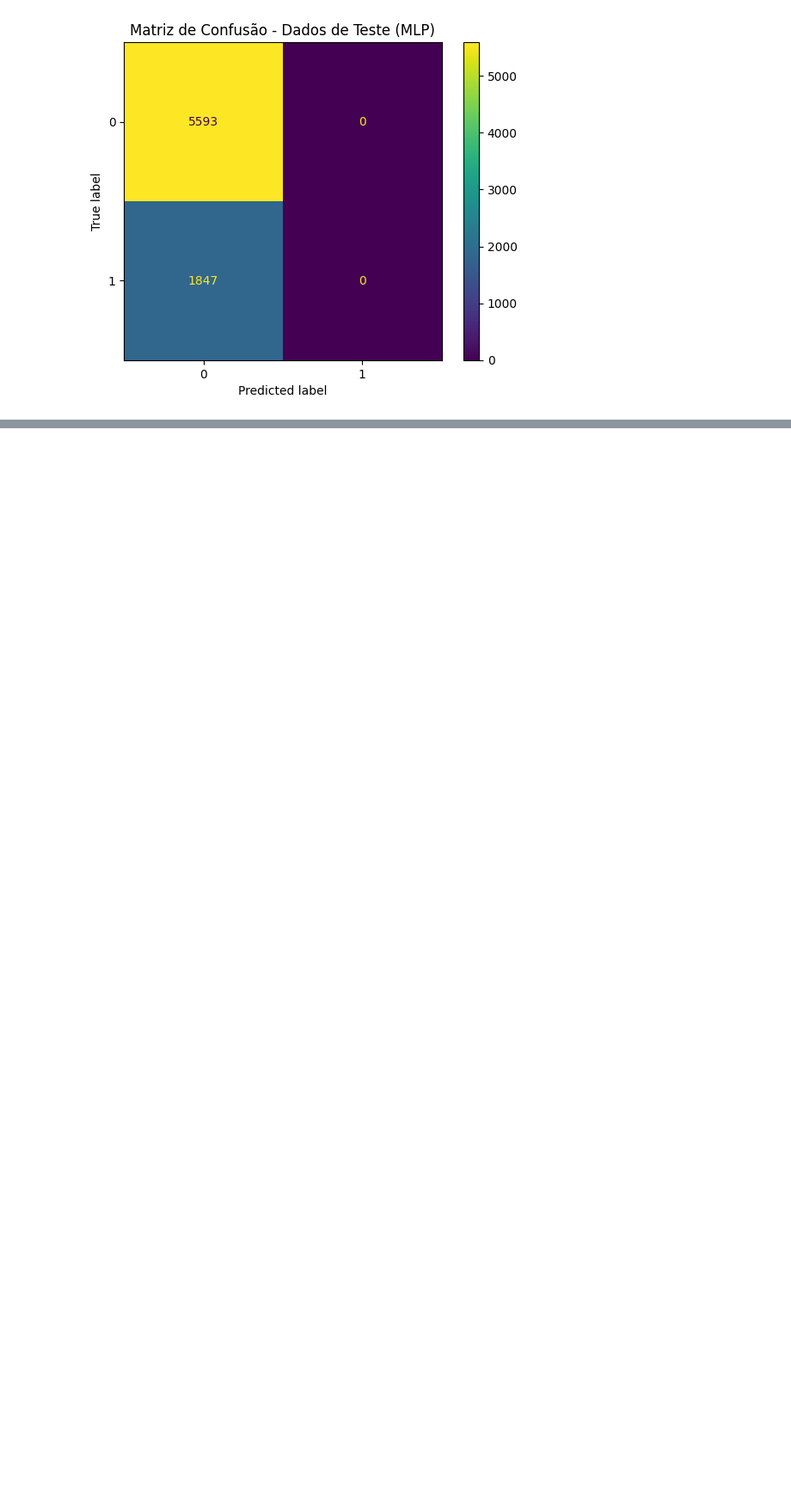
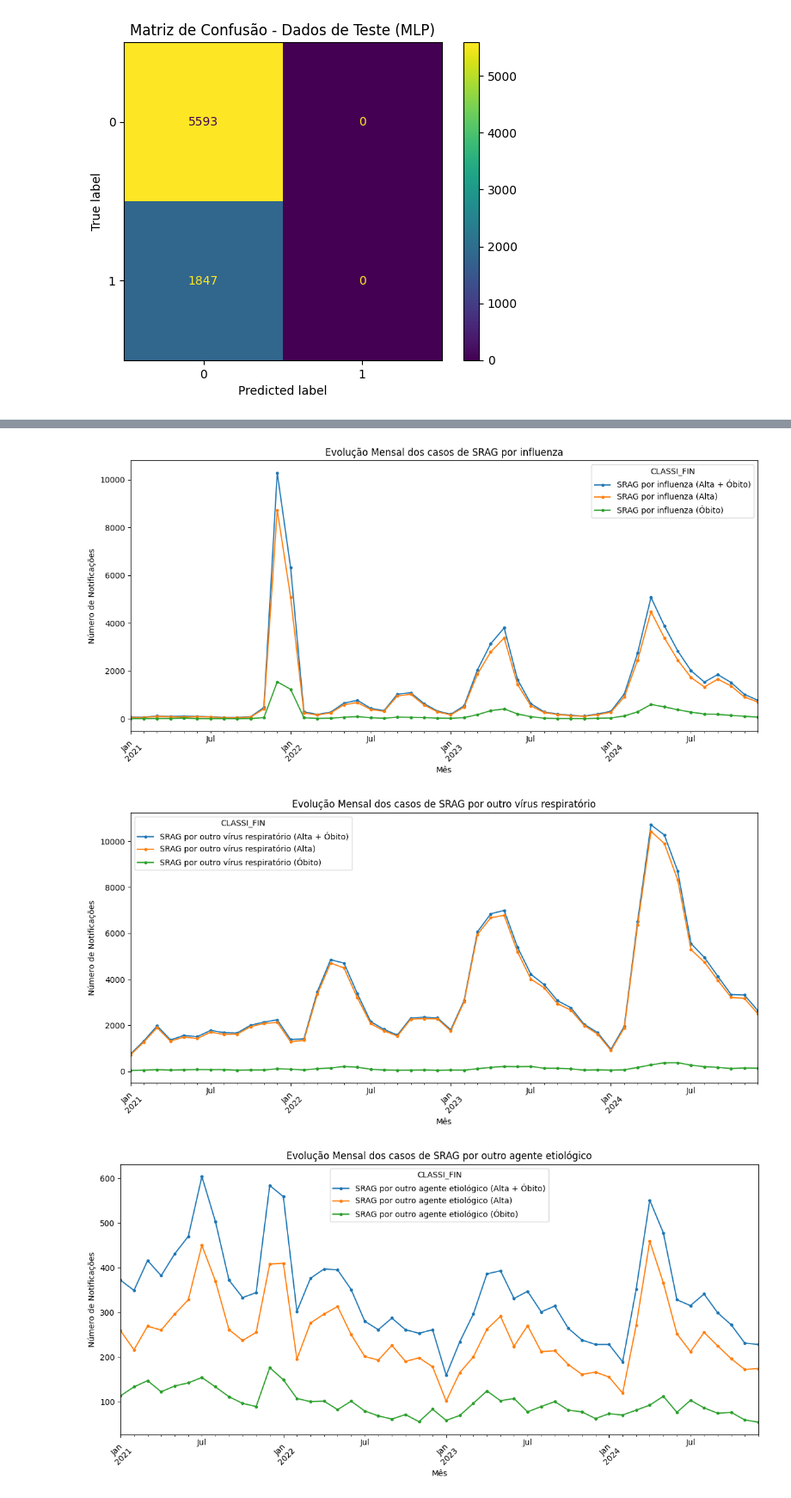
Before and after one commit to hOtoch/2025-1-P1-Analise-e-previsao-SRAG, a Jupyter notebook: analise_srag.ipynb, the cells around one changed output, grey strips where cells are left out. Shown at 86% size. Drawn from its saved outputs; the diff is of its cells as text; code cells hidden in the pictures; blank space fills up the shorter version.

```diff
--- a/analise_srag.ipynb
+++ b/analise_srag.ipynb
@@ -809,0 +882,17 @@ train_and_evaluate(MLPClassifier(hidden_layer_sizes=(20, 10), random_state=rando
+# %%
+for col in alta_monthly.columns:
+    plt.figure(figsize=(12, 6))
+    (alta_monthly[col] + obito_monthly[col]).plot(kind='line', marker='.', label=f'{col} (Alta + Óbito)')
+    alta_monthly[col].plot(kind='line', marker='.', label=f'{col} (Alta)')
+    obito_monthly[col].plot(kind='line', marker='.', label=f'{col} (Óbito)')
+    plt.title(f'Evolução Mensal dos casos de {col}')
+    plt.xlabel('Mês')
+    plt.ylabel('Número de Notificações')
+    plt.xticks(rotation=45)
+    plt.legend(title='CLASSI_FIN')
+    plt.tight_layout()
+    plt.show()
+# %% [output]
+[figure, added]
+[figure, added]
+[figure, added]
```
Also changed, not shown: parts of 8 cells of this notebook.
